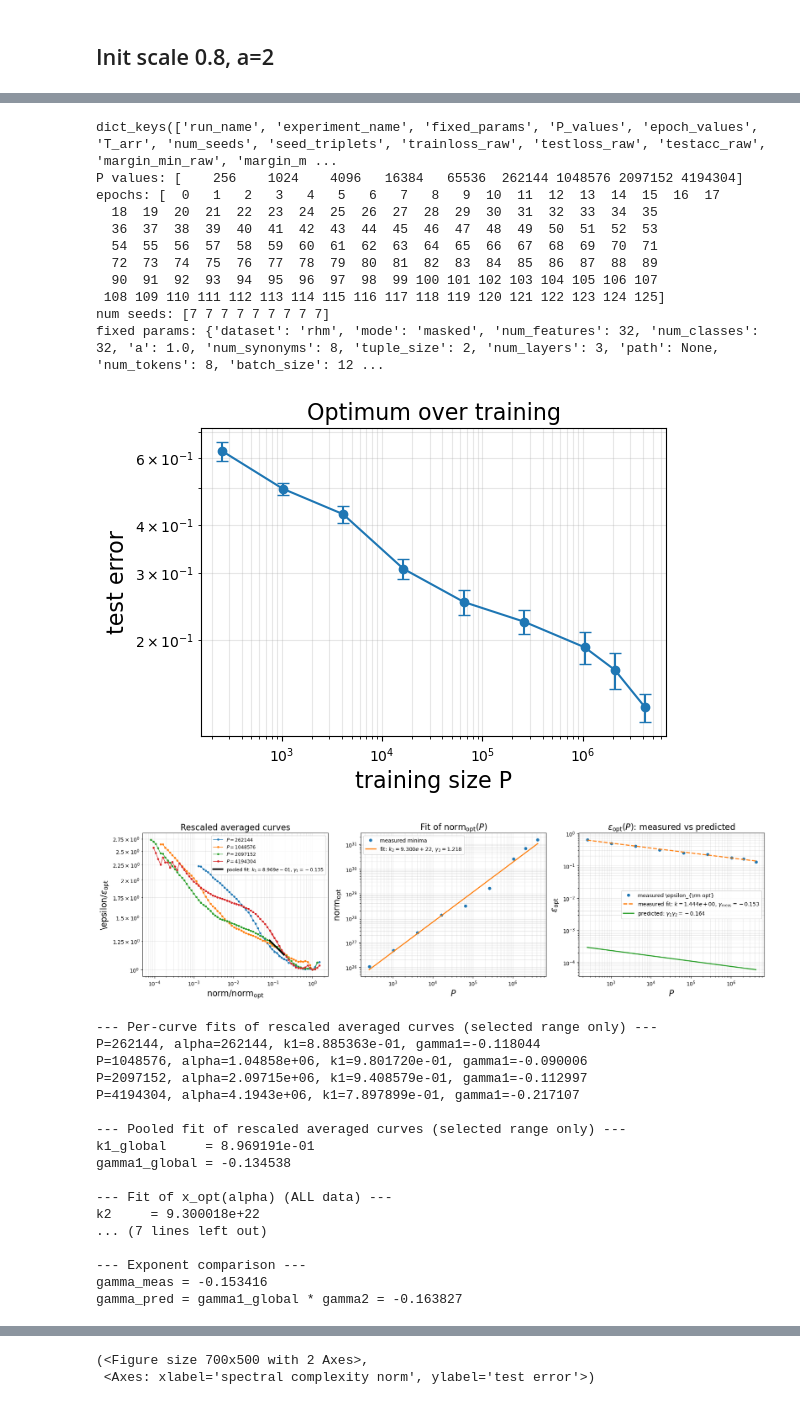
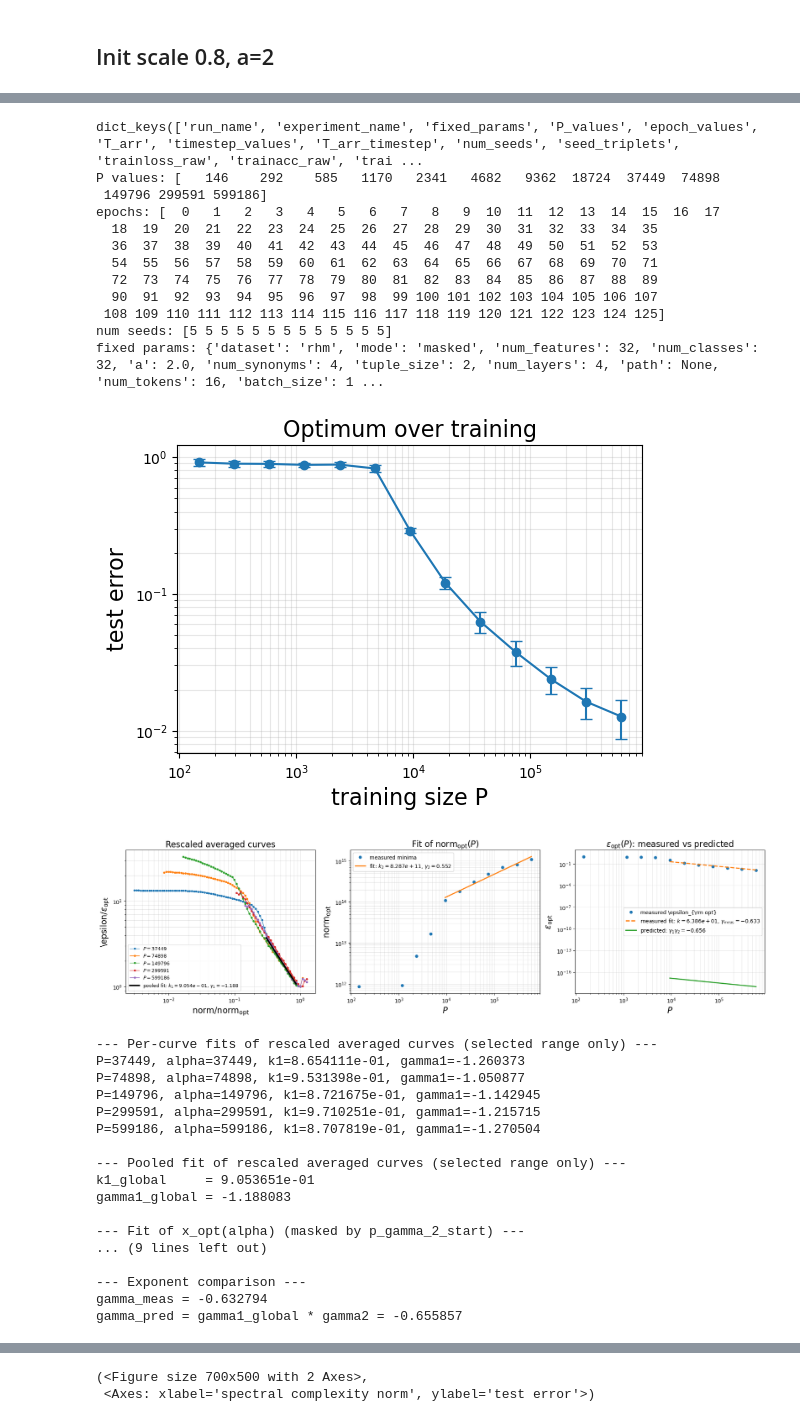
Before and after one commit to f-damico/theory-language-modelling, a Jupyter notebook: conv_rhm_dynamics.ipynb, the cells around one changed output, grey strips where cells are left out. Cells and saved outputs as stored; diff of their text form; code cells hidden in the pictures.

```diff
--- a/conv_rhm_dynamics.ipynb
+++ b/conv_rhm_dynamics.ipynb
@@ -1524,5 +1445,5 @@ plot_err_vs_norm_all_curves(
 # %%
-res = np.load("results/exp_A1_v1.npy", allow_pickle=True).item()
+res = np.load("results/conv_L4_A2_hcnn_v1.npy", allow_pickle=True).item()
 
 print(res.keys())
 print("P values:", res["P_values"])
@@ -1530,8 +1451,9 @@ print("epochs:", res["epoch_values"])
 print("num seeds:", res["num_seeds"])
 print("fixed params:", res["fixed_params"].item())
 # %% [output]
-dict_keys(['run_name', 'experiment_name', 'fixed_params', 'P_values', 'epoch_values', 'T_arr', 'num_seeds', 'seed_triplets', 'trainloss_raw', 'testloss_raw', 'testacc_raw', 'margin_min_raw', 'margin_m ...
-P values: [    256    1024    4096   16384   65536  262144 1048576 2097152 4194304]
+dict_keys(['run_name', 'experiment_name', 'fixed_params', 'P_values', 'epoch_values', 'T_arr', 'timestep_values', 'T_arr_timestep', 'num_seeds', 'seed_triplets', 'trainloss_raw', 'trainacc_raw', 'trai ...
+P values: [   146    292    585   1170   2341   4682   9362  18724  37449  74898
+ 149796 299591 599186]
 epochs: [  0   1   2   3   4   5   6   7   8   9  10  11  12  13  14  15  16  17
   18  19  20  21  22  23  24  25  26  27  28  29  30  31  32  33  34  35
   36  37  38  39  40  41  42  43  44  45  46  47  48  49  50  51  52  53
@@ -1539,8 +1461,8 @@ epochs: [  0   1   2   3   4   5   6   7   8   9  10  11  12  13  14  15  16  17
   72  73  74  75  76  77  78  79  80  81  82  83  84  85  86  87  88  89
   90  91  92  93  94  95  96  97  98  99 100 101 102 103 104 105 106 107
  108 109 110 111 112 113 114 115 116 117 118 119 120 121 122 123 124 125]
-num seeds: [7 7 7 7 7 7 7 7 7]
-fixed params: {'dataset': 'rhm', 'mode': 'masked', 'num_features': 32, 'num_classes': 32, 'a': 1.0, 'num_synonyms': 8, 'tuple_size': 2, 'num_layers': 3, 'path': None, 'num_tokens': 8, 'batch_size': 12 ...
+num seeds: [5 5 5 5 5 5 5 5 5 5 5 5 5]
+fixed params: {'dataset': 'rhm', 'mode': 'masked', 'num_features': 32, 'num_classes': 32, 'a': 2.0, 'num_synonyms': 4, 'tuple_size': 2, 'num_layers': 4, 'path': None, 'num_tokens': 16, 'batch_size': 1 ...
 # %%
 P = res["P_values"]
 y = res["best_acc_mean"]
@@ -1556,48 +1478,49 @@ plt.title("Optimum over training", fontsize=16)
 plt.grid(True, which="both", alpha=0.3)
 plt.show()
 # %% [output]
-[figure, old version]
+[figure, new version]
 # %%
 fig_tmp, ax_tmp, avg_data = plot_err_vs_norm_all_curves(
     res,
     norm_type="spectral_complexity",
     y_plot="error",
     average_seeds=True,
     avg_num_x=100,
     avg_min_count=1,
     return_avg_data=True,
     add_colorbar=False,
 )
 plt.close(fig_tmp)
 
 out = plot_three_fits_from_avg(
     avg_data,
     alpha_arr=res["P_values"],   # or P_values / something if you define alpha differently
-    p_start=5,
+    p_start=8,
     p_end=len(res["P_values"]) - 1,
-    xfit_min=8e-2,
-    xfit_max=2e-1,
+    p_gamma_2_start = 6,
+    xfit_min=3e-1,
+    xfit_max=9e-1,
     branch="left",
     fit_eps_measured_with_offset=False,
     x_label=r"\mathrm{norm}",
     y_label=r"\epsilon",
 )
 # %% [output]
-[figure, old version]
+[figure, new version]
 --- Per-curve fits of rescaled averaged curves (selected range only) ---
-P=262144, alpha=262144, k1=8.885363e-01, gamma1=-0.118044
-P=1048576, alpha=1.04858e+06, k1=9.801720e-01, gamma1=-0.090006
-P=2097152, alpha=2.09715e+06, k1=9.408579e-01, gamma1=-0.112997
-P=4194304, alpha=4.1943e+06, k1=7.897899e-01, gamma1=-0.217107
+P=37449, alpha=37449, k1=8.654111e-01, gamma1=-1.260373
+P=74898, alpha=74898, k1=9.531398e-01, gamma1=-1.050877
+P=149796, alpha=149796, k1=8.721675e-01, gamma1=-1.142945
+P=299591, alpha=299591, k1=9.710251e-01, gamma1=-1.215715
+P=599186, alpha=599186, k1=8.707819e-01, gamma1=-1.270504
 
 --- Pooled fit of rescaled averaged curves (selected range only) ---
-k1_global     = 8.969191e-01
-gamma1_global = -0.134538
+k1_global     = 9.053651e-01
+gamma1_global = -1.188083
 
---- Fit of x_opt(alpha) (ALL data) ---
-k2     = 9.300018e+22
-... (7 lines left out)
+--- Fit of x_opt(alpha) (masked by p_gamma_2_start) ---
+... (9 lines left out)
 
 --- Exponent comparison ---
-gamma_meas = -0.153416
-gamma_pred = gamma1_global * gamma2 = -0.163827
+gamma_meas = -0.632794
+gamma_pred = gamma1_global * gamma2 = -0.655857
```
Also changed, not shown: parts of 17 cells of this notebook, 26 other files.
